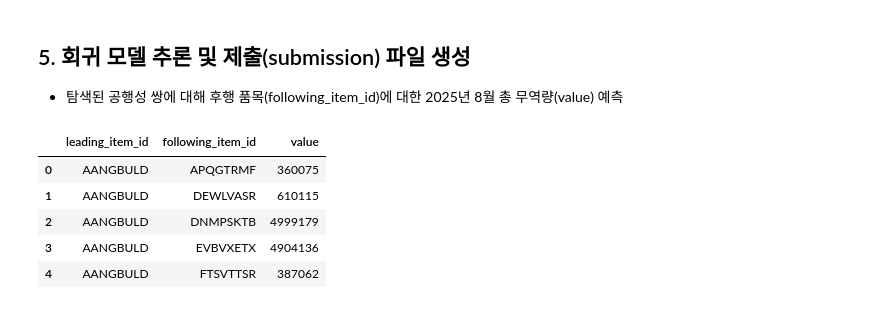
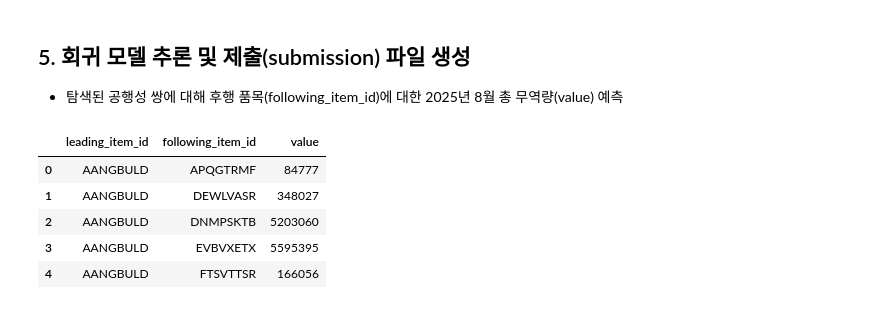
Before and after one commit to imgonnago/Dacon, a Jupyter notebook: ACD2-Week12-1/baseline.ipynb, the cells around one changed output. Cells and saved outputs as stored; diff of their text form; code cells hidden in the pictures.

```diff
--- a/ACD2-Week12-1/baseline.ipynb
+++ b/ACD2-Week12-1/baseline.ipynb
@@ -8,7 +8,8 @@ from tqdm import tqdm
 # %% [markdown]
 ## 2. 데이터 전처리
 # %%
-train = pd.read_csv('./train.csv')
+train_url = ("https://raw.githubusercontent.com/imgonnago/Dacon/refs/heads/main/ACD2-Week12-1/dataset/train.csv")
+train = pd.read_csv(train_url)
 
 # year, month, item_id 기준으로 value 합산 (seq만 다르다면 value 합산)
 monthly = (
@@ -180,6 +181,16 @@ feature_cols = ['b_t', 'b_t_1', 'a_t_lag', 'max_corr', 'best_lag']
 train_X = df_train_model[feature_cols].values
 train_y = df_train_model["target"].values
 
-reg = LinearRegression()
-reg.fit(train_X, train_y)
+xgb_model = xgb.XGBRegressor(
+    objective = 'reg:absoluteerror',
+    n_estimators=300,
+    learning_rate=0.0999,
+    gamma= 0.2,
+    max_depth = 8,
+    min_child_weight= 12,
+    random_state=42,
+    n_jobs=-1,
+    eval_metric='mae'
+)
+xgb_model.fit(train_X, train_y)
 # %% [output]
@@ -235,13 +256,13 @@ def predict(pivot, pairs, reg):
     df_pred = pd.DataFrame(preds)
     return df_pred
 # %%
-submission = predict(pivot, pairs, reg)
+submission = predict(pivot, pairs, xgb_model)
 submission.head()
 # %% [output]
 |  | leading_item_id | following_item_id | value |
-| 0 | AANGBULD | APQGTRMF | 360075 |
-| 1 | AANGBULD | DEWLVASR | 610115 |
-| 2 | AANGBULD | DNMPSKTB | 4999179 |
-| 3 | AANGBULD | EVBVXETX | 4904136 |
-| 4 | AANGBULD | FTSVTTSR | 387062 |
+| 0 | AANGBULD | APQGTRMF | 84777 |
+| 1 | AANGBULD | DEWLVASR | 348027 |
+| 2 | AANGBULD | DNMPSKTB | 5203060 |
+| 3 | AANGBULD | EVBVXETX | 5595395 |
+| 4 | AANGBULD | FTSVTTSR | 166056 |
 # %%
```
Also changed, not shown: parts of 3 cells of this notebook, 4 other files.
